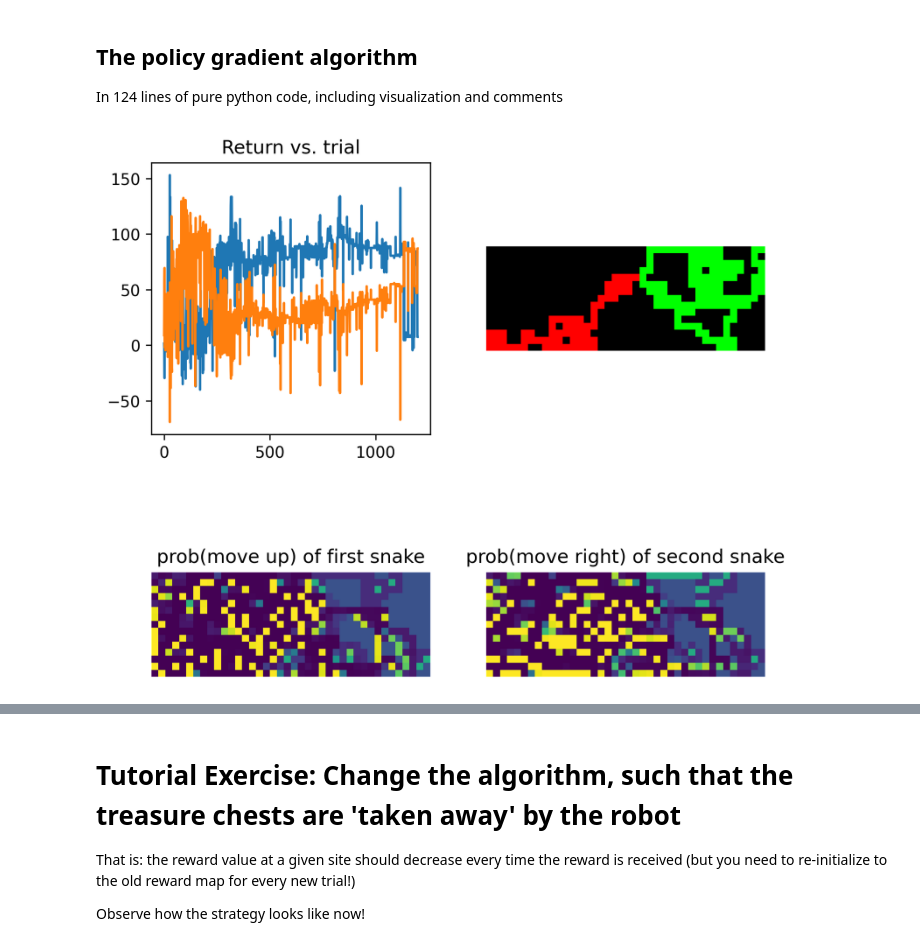
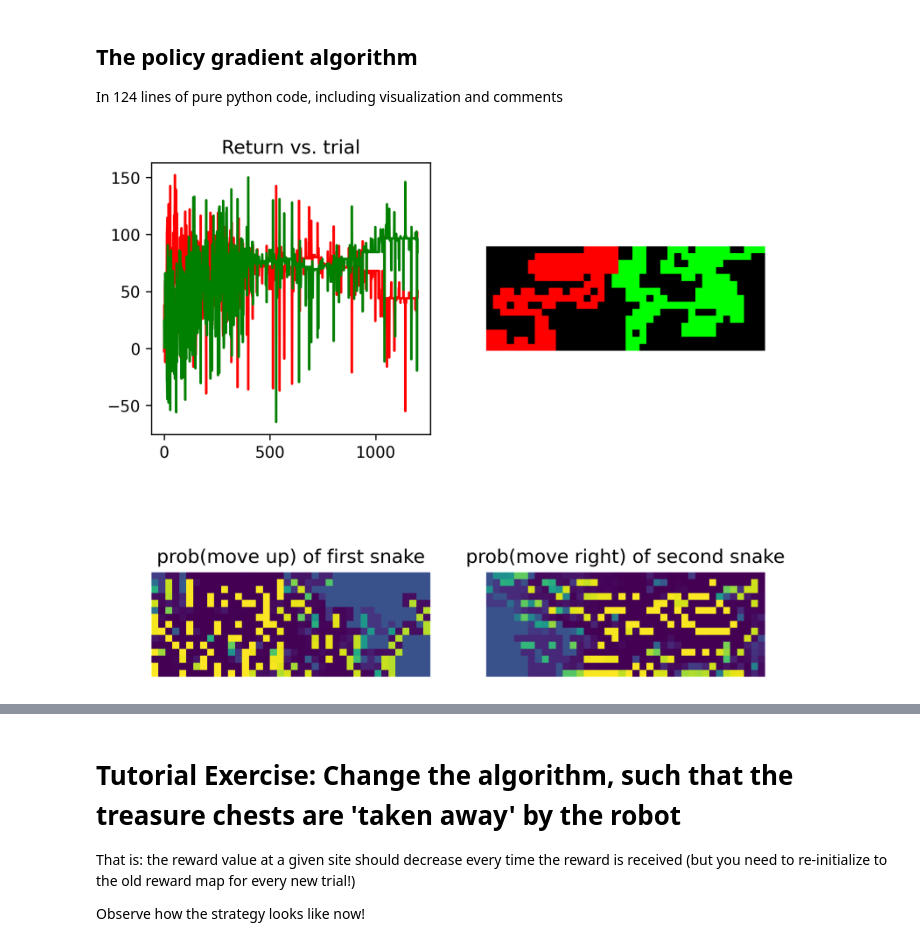
Before and after one commit to FlorianMarquardt/machine-learning-for-physicists, a Jupyter notebook: 07_snakes_PolicyGradient_homework.ipynb, the cells around one changed output, grey strips where cells are left out. Drawn from its saved outputs; the diff is of its cells as text; code cells hidden in the pictures.

Commit message:
small correction in graphs, colors correspond to snakes

```diff
--- a/07_snakes_PolicyGradient_homework.ipynb
+++ b/07_snakes_PolicyGradient_homework.ipynb
@@ -399,8 +399,8 @@ def competingSnakes(Mx = 6, My=-1, # dimensions of the grid. If My<0: My=Mx
           # show what's happened in this trajectory
           clear_output(wait=True)
           fig,ax=plt.subplots(ncols=2,nrows=2,figsize=(7,7))
-          ax[0,0].plot(Returns[0,:]) # all the returns, in all trials
-          ax[0,0].plot(Returns[1,:]) # all the returns, in all trials
+          ax[0,0].plot(Returns[0,:],'r') # all the returns, in all trials
+          ax[0,0].plot(Returns[1,:],'g') # all the returns, in all trials
           # ax[0,0].plot(actions) # for testing only
           ax[0,0].set_title("Return vs. trial")
 
@@ -418,7 +418,7 @@ def competingSnakes(Mx = 6, My=-1, # dimensions of the grid. If My<0: My=Mx
           ax[1,0].imshow(np.transpose(policy[0,:,:,0]),origin='lower')
           ax[1,0].axis('off')
           ax[1,0].set_title("prob(move up) of first snake")
-          ax[1,1].imshow(np.transpose(policy[0,:,:,2]),origin='lower')
+          ax[1,1].imshow(np.transpose(policy[1,:,:,2]),origin='lower')
           ax[1,1].set_title("prob(move right) of second snake")
           ax[1,1].axis('off')
           plt.show()
@@ -427,12 +427,12 @@ def competingSnakes(Mx = 6, My=-1, # dimensions of the grid. If My<0: My=Mx
 # %%
 # should yield the same results as the new version without breadcrumps
 R, states, actions, policy = competingSnakes(Mx=40,My=15, nsteps=250, ntrials=1200,
                     experimentalPolicyCalculation = False,
-                    maxRelProb = 12, # a bit more than exp(1)
+                    maxRelProb = 8, # a bit more than exp(1)
                    eta=0.01,
                    setRandomSeed = False)
 # %% [output]
-[figure, old version]
+[figure, new version]
 # %%
 M=11 # the size of the world: M x M
 
```
Also changed, not shown: parts of 1 cell of this notebook.
